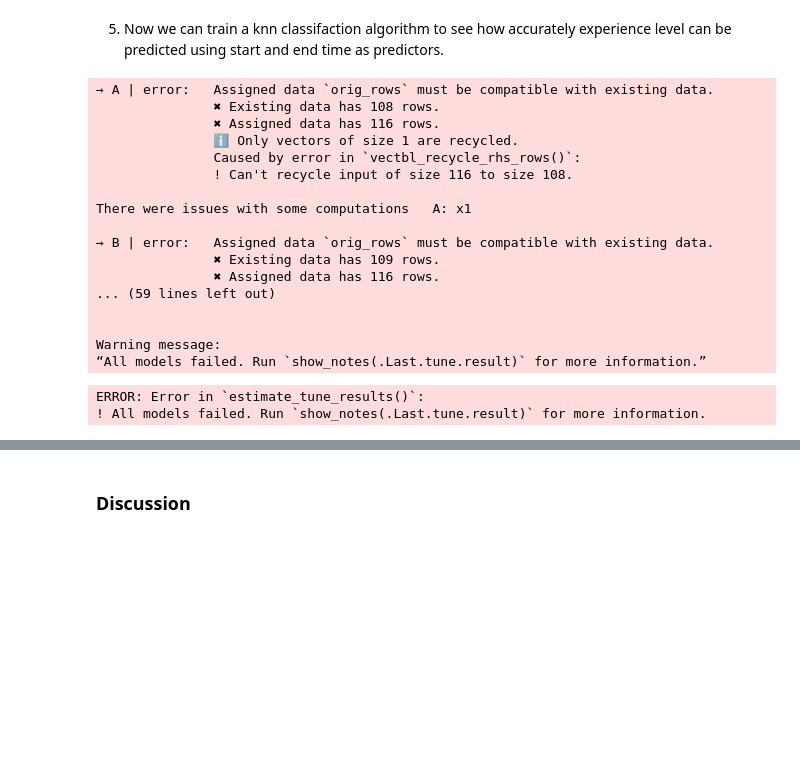
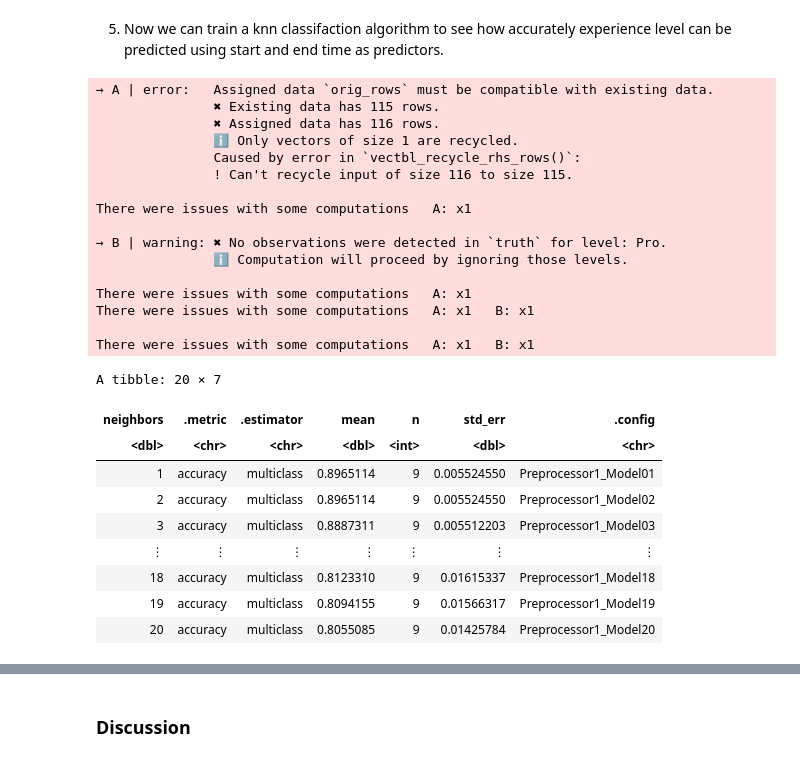
Before and after one commit to mulch-eater-prime/DSCI-Group-17-Project, a Jupyter notebook: Work.ipynb, the cells around one changed output, grey strips where cells are left out. Drawn from its saved outputs; the diff is of its cells as text; code cells hidden in the pictures; blank space fills up the shorter version.

```diff
--- a/Work.ipynb
+++ b/Work.ipynb
@@ -176,45 +176,52 @@ minecraft_split <- initial_split(msm_new, prop = 0.75, strata = experience)
 minecraft_train <- training(minecraft_split)
 minecraft_test <- testing(minecraft_split)
 
-minecraft_recipe <- recipe(experience ~ start + end + duration, data = minecraft_train) |>
+minecraft_recipe <- recipe(experience ~ start + duration, data = minecraft_train) |>
     step_scale(all_predictors()) |>
     step_center(all_predictors())
 
 minecraft_spec <- nearest_neighbor(weight_func = "rectangular", neighbors = tune()) |>
     set_engine("kknn") |>
     set_mode("classification")
 
 minecraft_vfold <- vfold_cv(minecraft_train, v = 10, strata = experience)
 
-k_vals <- tibble(neighbors = seq(from = 1, to = 75, by = 5))
+k_vals <- tibble(neighbors = seq(from = 1, to = 20, by = 1))
 
 minecraft_results <- workflow() |>
     add_recipe(minecraft_recipe) |>
     add_model(minecraft_spec) |>
     tune_grid(resamples = minecraft_vfold, grid = k_vals) |>
     collect_metrics() |>
     filter(.metric == "accuracy")
 minecraft_results
 # %% [output]
 → A | error:   Assigned data `orig_rows` must be compatible with existing data.
-               ✖ Existing data has 108 rows.
+               ✖ Existing data has 115 rows.
                ✖ Assigned data has 116 rows.
                ℹ Only vectors of size 1 are recycled.
                Caused by error in `vectbl_recycle_rhs_rows()`:
-               ! Can't recycle input of size 116 to size 108.
+               ! Can't recycle input of size 116 to size 115.
 
 There were issues with some computations   A: x1
 
-→ B | error:   Assigned data `orig_rows` must be compatible with existing data.
-               ✖ Existing data has 109 rows.
-               ✖ Assigned data has 116 rows.
-... (59 lines left out)
+→ B | warning: ✖ No observations were detected in `truth` for level: Pro.
+               ℹ Computation will proceed by ignoring those levels.
 
+There were issues with some computations   A: x1
+There were issues with some computations   A: x1   B: x1
 
-Warning message:
-“All models failed. Run `show_notes(.Last.tune.result)` for more information.”
+There were issues with some computations   A: x1   B: x1
-ERROR: Error in `estimate_tune_results()`:
-! All models failed. Run `show_notes(.Last.tune.result)` for more information.
+A tibble: 20 × 7
+| neighbors | .metric | .estimator | mean | n | std_err | .config |
+| <dbl> | <chr> | <chr> | <dbl> | <int> | <dbl> | <chr> |
+| 1 | accuracy | multiclass | 0.8965114 | 9 | 0.005524550 | Preprocessor1_Model01 |
+| 2 | accuracy | multiclass | 0.8965114 | 9 | 0.005524550 | Preprocessor1_Model02 |
+| 3 | accuracy | multiclass | 0.8887311 | 9 | 0.005512203 | Preprocessor1_Model03 |
+| ⋮ | ⋮ | ⋮ | ⋮ | ⋮ | ⋮ | ⋮ |
+| 18 | accuracy | multiclass | 0.8123310 | 9 | 0.01615337 | Preprocessor1_Model18 |
+| 19 | accuracy | multiclass | 0.8094155 | 9 | 0.01566317 | Preprocessor1_Model19 |
+| 20 | accuracy | multiclass | 0.8055085 | 9 | 0.01425784 | Preprocessor1_Model20 |
 # %%
 
 options(repr.plot.width=20, repr.plot.height=6)
```
Also changed, not shown: parts of 4 cells of this notebook.
